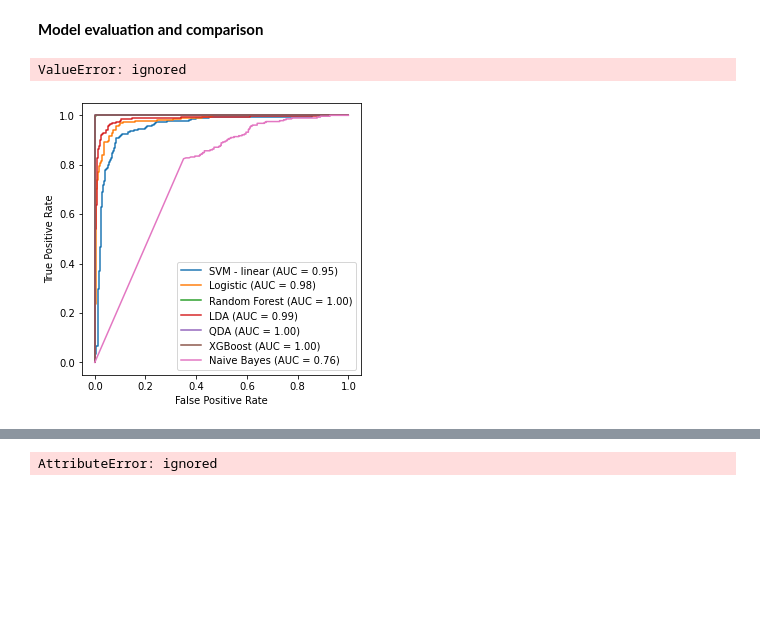
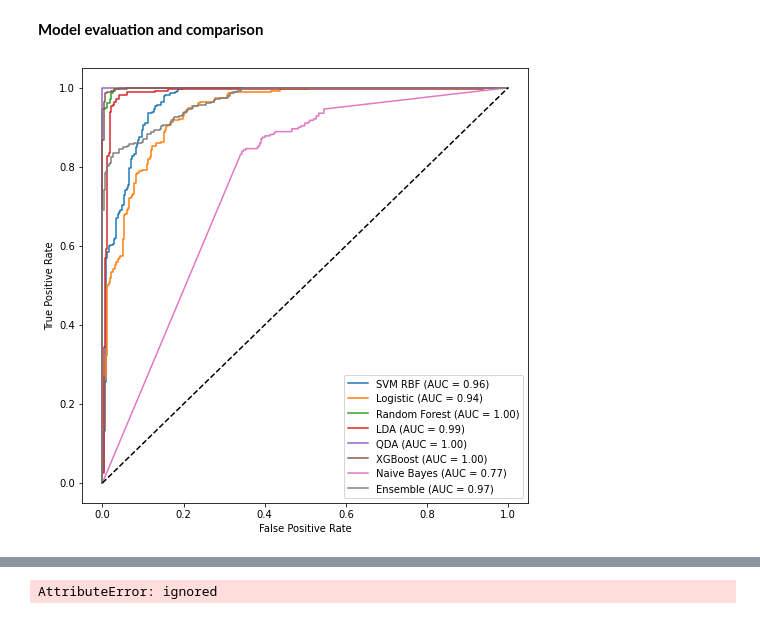
Before and after one commit to boyercb/bst263-final-project, a Jupyter notebook: BST_263_Final_Project.ipynb, the cells around one changed output, grey strips where cells are left out. Drawn from its saved outputs; the diff is of its cells as text; code cells hidden in the pictures; blank space fills up the shorter version.

```diff
--- a/BST_263_Final_Project.ipynb
+++ b/BST_263_Final_Project.ipynb
@@ -65,6 +67,9 @@ X_test_std = scaler.fit_transform(X_test)
 # constants
 n_folds = 10
 seed = 3370
+models = [svm_rbf, logistic, rf, LDA, QDA, gb, bayes, ensemble]
+model_names = ["SVM RBF", "Logistic", "Random Forest", "LDA", "QDA", "XGBoost", "Naive Bayes", "Ensemble"]
+filenames = ["svm_rbf", "logistic", "rf", "LDA", "QDA", "gb", "bayes", "ensemble"]
 
 # tuning parameters
 svm_rbf_params = {
@@ -99,13 +104,13 @@ rf_params = {
 }
 
 gb_params = {
-    'learning_rate': np.linspace(0.01, 0.1, num = 11),
-    'max_depth': [int(x) for x in np.linspace(1, 100, num = 11)],
-    'subsample': [0.8, 0.85, 0.9, 0.95, 1],
-    'max_features': ['auto', 'sqrt'],
-    'min_samples_leaf': [1, 2, 4],
-    'min_samples_split': [2, 5, 10],
-    'n_estimators': [int(x) for x in np.linspace(10, 1000, 50)]
+    'learning_rate': np.linspace(0.01, 0.1, num = 4),
+    'max_depth': [1, 5, 10, 20, 40, 80, 100],
+    'subsample': [0.8],
+    'max_features': ['sqrt'],
+    'min_samples_leaf': [3],
+    'min_samples_split': [8],
+    'n_estimators': [int(x) for x in np.linspace(10, 1000, 5)]
 }
 # %% [markdown]
 **Model 1: SVM**
@@ -294,6 +304,6 @@ gb = GridSearchCV(
     cv=n_folds,
     scoring='accuracy',
     verbose=2,
-    n_jobs=-1
+    n_jobs=1
 )
 gb.fit = gb.fit(X_std, y_train)
@@ -315,12 +319,10 @@ GaussianNB(priors=None, var_smoothing=1e-09)
 **Model 8: Voting Ensemble Classifier**
 # %%
 # model: Ensemble
-models = [("SVM - linear",svm_lin),
-          ("Logistic",logistic),
-          ("Random Forest",rf),
-          ("LDA",LDA),
-          ("QDA",QDA),
-          ("XGBoost",gb),
+models = [
+          ("Logistic",logistic.best_estimator_),
+          ("Random Forest",rf.best_estimator_),
+          ("XGBoost",gb.best_estimator_),
           ("Naive Bayes",bayes)]
 
 ensemble = VotingClassifier(estimators=models, voting='soft')
@@ -357,0 +350,3 @@ VotingClassifier(estimators=[('SVM - linear',
+# %%
+for mod in zip(models, filenames):
+  dump(mod[0], mod[1])
@@ -407,20 +411,18 @@ Y_train_pred_bayes = bayes.fit.predict(X_train)
 #Y_train_pred_kmean = kmeans_kpp.labels_
 #Y_train_pred_em = em_kmeans.predict(pixels_transform)
 # %%
-
-X_testaucs_train = []
-fig = plt.figure(figsize=(5,5))
+aucs_train = []
+fig = plt.figure(figsize=(8,8))
 ax = fig.add_subplot(1, 1, 1)
-for mod in zip(all_models, mod_names):
+for mod in zip(models, model_names):
     roc_output = metrics.plot_roc_curve(mod[0], X_std, y_train,
                                         ax=ax, name=mod[1])
     aucs_train.append(roc_output.roc_auc)
 
 ax.plot([0, 1], [0, 1], 'k--')
 plt.show()
 # %% [output]
-ValueError: ignored
-[figure, old version]
+[figure, new version]
 # %%
 Y_test_pred_svm_lin = svm_lin.fit.predict(X_test)
 Y_test_pred_logistic = logistic.fit.predict(X_test)
```
Also changed, not shown: parts of 13 cells of this notebook.
